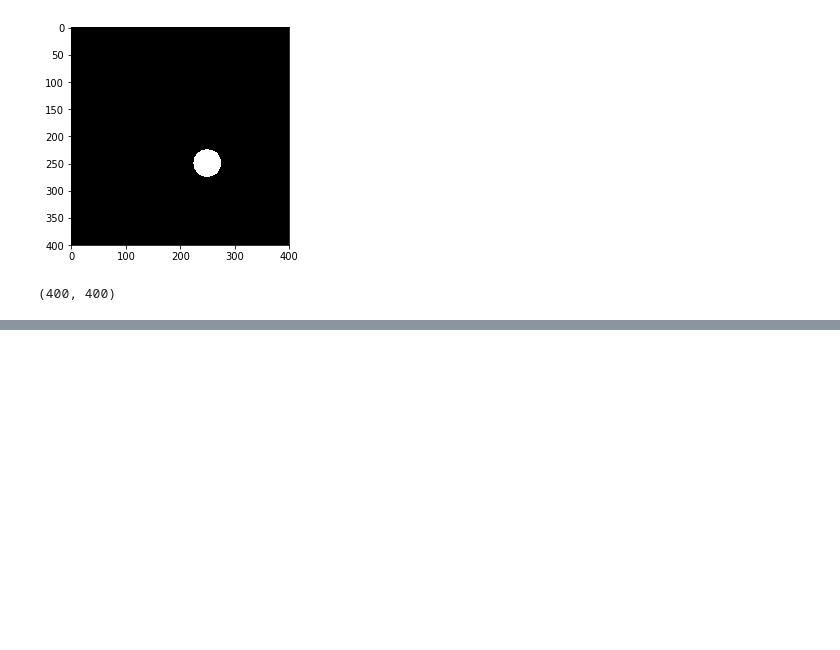
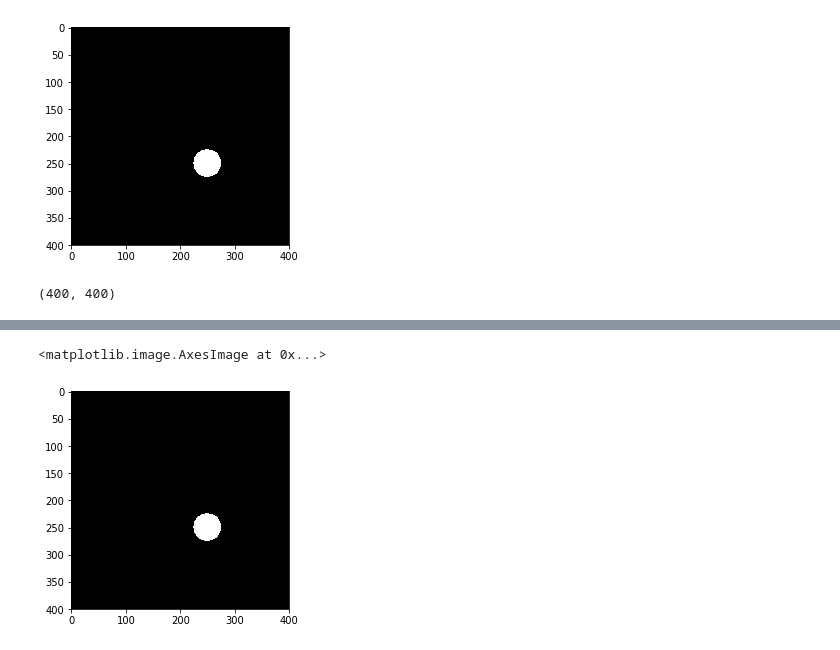
Before and after one commit to damianhorna/backprojection-tomography, a Jupyter notebook: sinus.ipynb, the cells around one changed output, grey strips where cells are left out. Drawn from its saved outputs; the diff is of its cells as text; code cells hidden in the pictures; blank space fills up the shorter version.

```diff
--- a/sinus.ipynb
+++ b/sinus.ipynb
@@ -42,0 +105,5 @@ plt.plot(x, pixSums)
+# %%
+plt.imshow(gray, cmap='gray')
+# %% [output]
+<matplotlib.image.AxesImage at 0x...>
+[figure, added]
```
Also changed, not shown: parts of 11 cells of this notebook, 1 other file.
